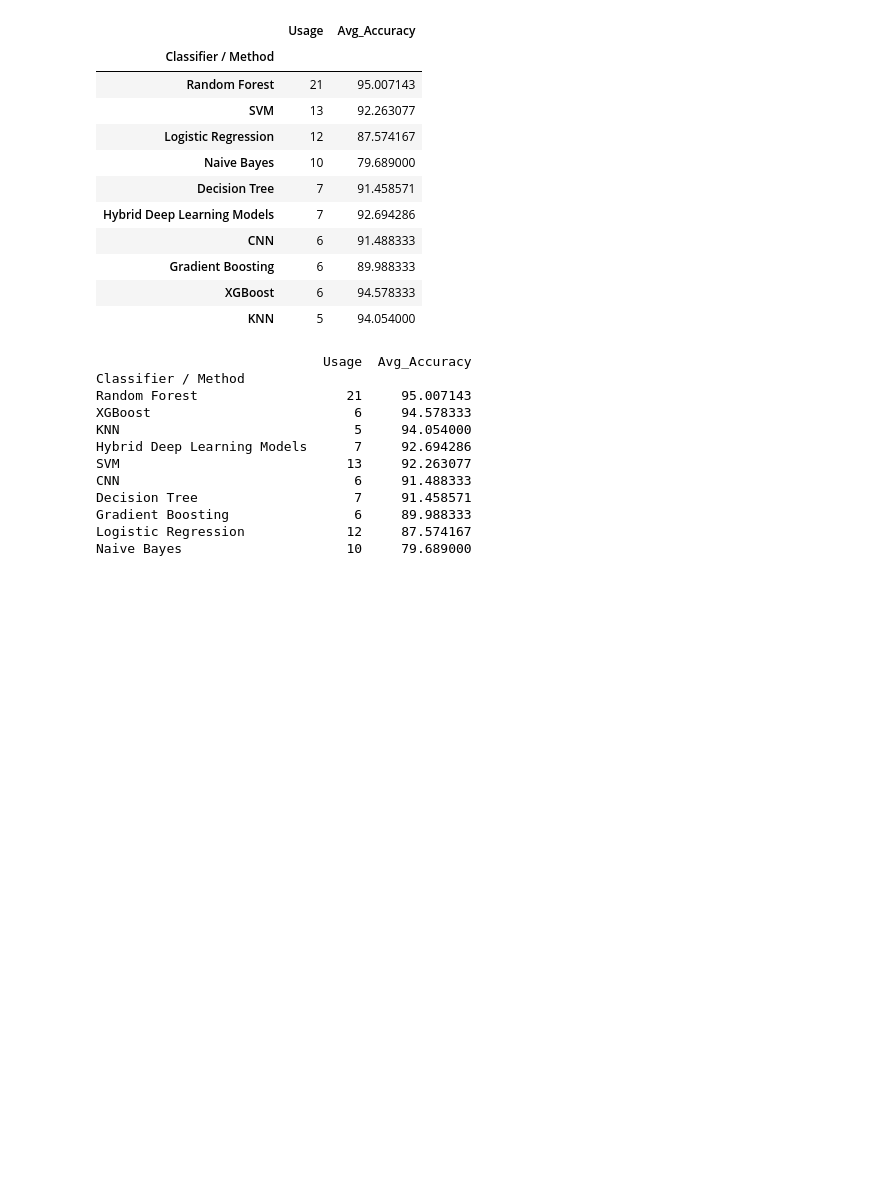
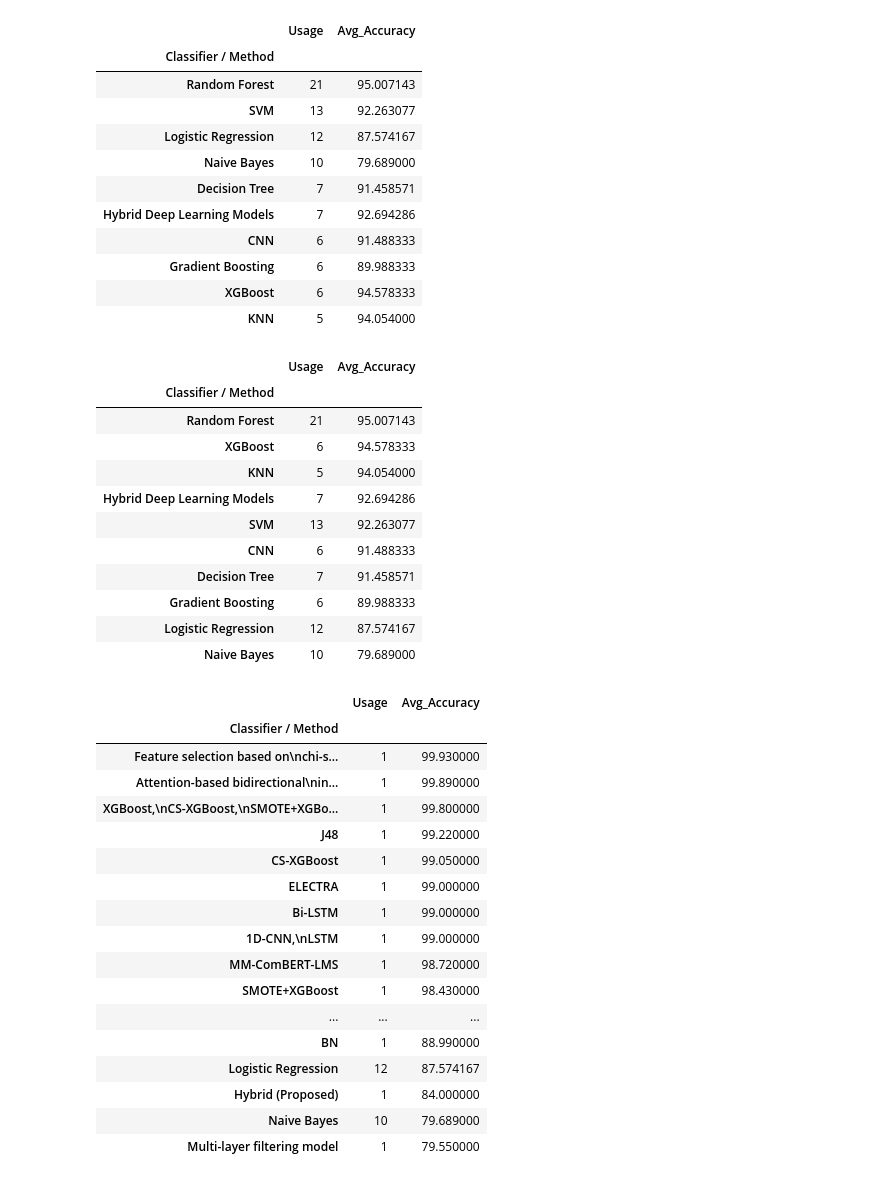
Before and after one commit to mmeliht/URL-Phishing-Detection, a Jupyter notebook: 1_algo.ipynb, the cells around one changed output. Saved outputs shown, nothing was run; the diff lists cells and outputs as text; code cells hidden in the pictures; blank space fills up the shorter version.

Commit message:
calculated accuracy score

```diff
--- a/1_algo.ipynb
+++ b/1_algo.ipynb
@@ -298,19 +298,39 @@ result_table.head(10)
 | KNN | 5 | 94.054000 |
 # %%
 # Başarı yüzdesine göre en çok kullanılan 10 algoritma
-result_table_sorted = result_table.head(10).sort_values("Avg_Accuracy", ascending=False)
-
-print(result_table_sorted)
+result_table.head(10).sort_values("Avg_Accuracy", ascending=False)
 # %% [output]
-                             Usage  Avg_Accuracy
-Classifier / Method
-Random Forest                   21     95.007143
-XGBoost                          6     94.578333
-KNN                              5     94.054000
-Hybrid Deep Learning Models      7     92.694286
-SVM                             13     92.263077
-CNN                              6     91.488333
-Decision Tree                    7     91.458571
-Gradient Boosting                6     89.988333
-Logistic Regression             12     87.574167
-Naive Bayes                     10     79.689000
+|  | Usage | Avg_Accuracy |
+| Classifier / Method |  |  |
+| Random Forest | 21 | 95.007143 |
+| XGBoost | 6 | 94.578333 |
+| KNN | 5 | 94.054000 |
+| Hybrid Deep Learning Models | 7 | 92.694286 |
+| SVM | 13 | 92.263077 |
+| CNN | 6 | 91.488333 |
+| Decision Tree | 7 | 91.458571 |
+| Gradient Boosting | 6 | 89.988333 |
+| Logistic Regression | 12 | 87.574167 |
+| Naive Bayes | 10 | 79.689000 |
+# %%
+#tüm algoritmaların ortalama başarı oranı
+result_table.sort_values("Avg_Accuracy", ascending=False)
+# %% [output]
+|  | Usage | Avg_Accuracy |
+| Classifier / Method |  |  |
+| Feature selection based on\nchi-s... | 1 | 99.930000 |
+| Attention-based bidirectional\nin... | 1 | 99.890000 |
+| XGBoost,\nCS-XGBoost,\nSMOTE+XGBo... | 1 | 99.800000 |
+| J48 | 1 | 99.220000 |
+| CS-XGBoost | 1 | 99.050000 |
+| ELECTRA | 1 | 99.000000 |
+| Bi-LSTM | 1 | 99.000000 |
+| 1D-CNN,\nLSTM | 1 | 99.000000 |
+| MM-ComBERT-LMS | 1 | 98.720000 |
+| SMOTE+XGBoost | 1 | 98.430000 |
+| ... | ... | ... |
+| BN | 1 | 88.990000 |
+| Logistic Regression | 12 | 87.574167 |
+| Hybrid (Proposed) | 1 | 84.000000 |
+| Naive Bayes | 10 | 79.689000 |
+| Multi-layer filtering model | 1 | 79.550000 |
```
